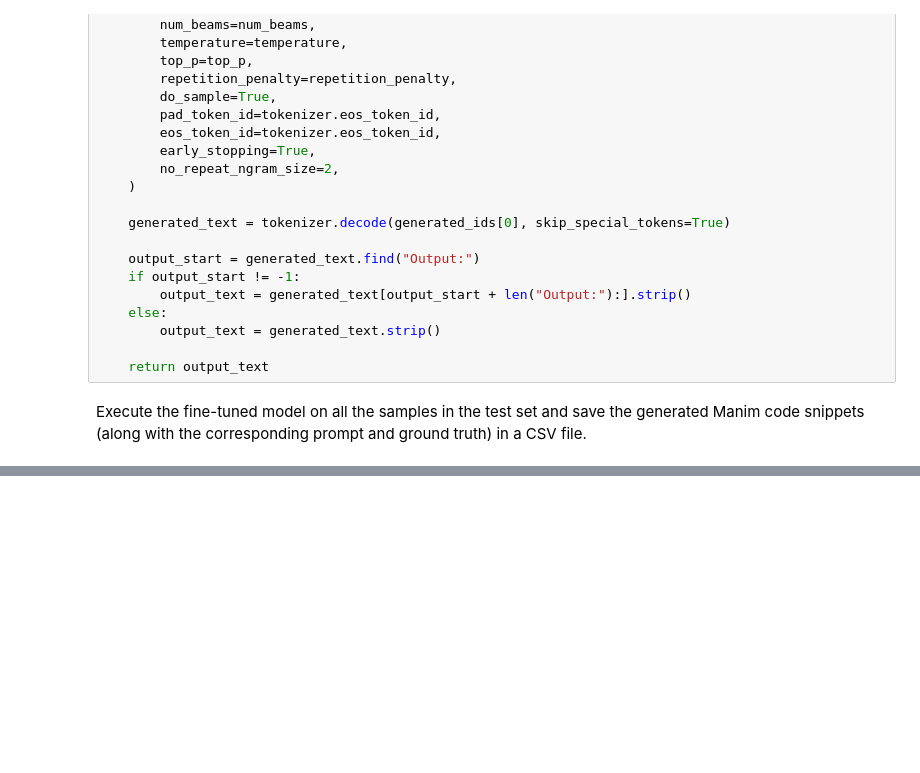
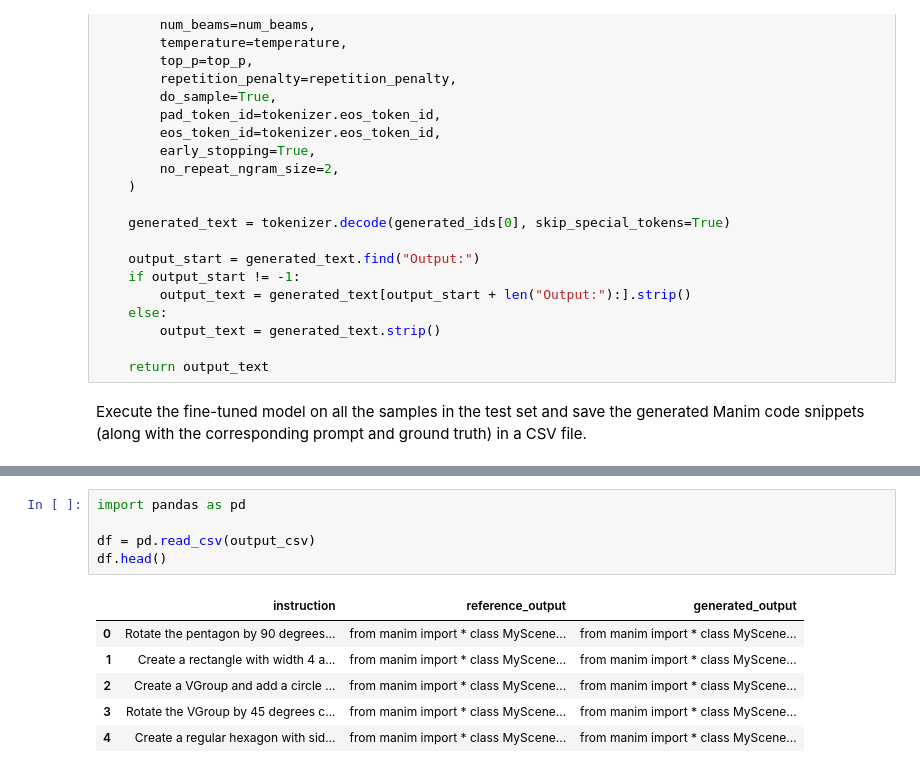
Before and after one commit to rahiakela/small-language-models-fine-tuning, a Jupyter notebook: domain-specific-small-language-models/02-running-inference/03_end_to_end_small_language_model_fine_tuning.ipynb, the cells around one changed output, grey strips where cells are left out. Cells and saved outputs as stored; diff of their text form; blank space fills up the shorter version.

```diff
--- a/domain-specific-small-language-models/02-running-inference/03_end_to_end_small_language_model_fine_tuning.ipynb
+++ b/domain-specific-small-language-models/02-running-inference/03_end_to_end_small_language_model_fine_tuning.ipynb
@@ -265,0 +377,12 @@ print(f"Inference complete. Results saved to {output_csv}")
+# %%
+import pandas as pd
+
+df = pd.read_csv(output_csv)
+df.head()
+# %% [output]
+|  | instruction | reference_output | generated_output |
+| 0 | Rotate the pentagon by 90 degrees... | from manim import * class MyScene... | from manim import * class MyScene... |
+| 1 | Create a rectangle with width 4 a... | from manim import * class MyScene... | from manim import * class MyScene... |
+| 2 | Create a VGroup and add a circle ... | from manim import * class MyScene... | from manim import * class MyScene... |
+| 3 | Rotate the VGroup by 45 degrees c... | from manim import * class MyScene... | from manim import * class MyScene... |
+| 4 | Create a regular hexagon with sid... | from manim import * class MyScene... | from manim import * class MyScene... |
```
Also changed, not shown: parts of 14 cells of this notebook.
